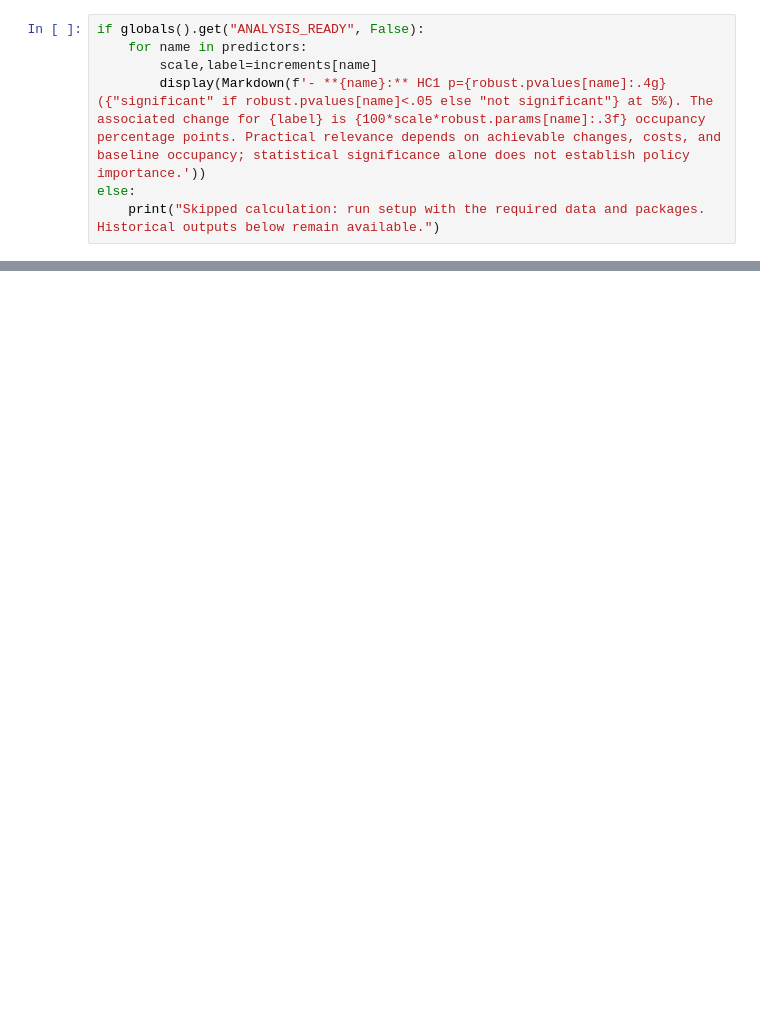
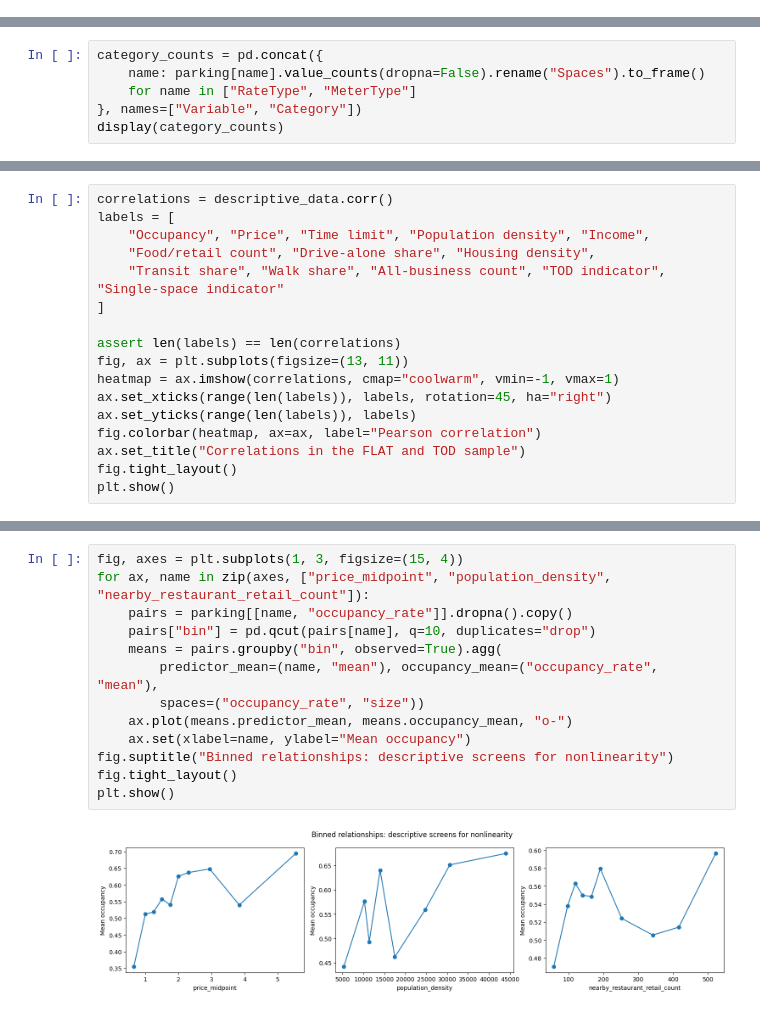
Before and after one commit to finnrcase/Spotless, a Jupyter notebook: notebooks/Spotless_complete.ipynb, the cells around one changed output, grey strips where cells are left out. Saved outputs shown, nothing was run; the diff lists cells and outputs as text; blank space fills up the shorter version.

```diff
--- a/notebooks/Spotless_complete.ipynb
+++ b/notebooks/Spotless_complete.ipynb
@@ -660,7 +0,0 @@ Skipped calculation: run setup with the required data and packages. Historical o
-# %%
-if globals().get("ANALYSIS_READY", False):
-    for name in predictors:
-        scale,label=increments[name]
-        display(Markdown(f'- **{name}:** HC1 p={robust.pvalues[name]:.4g} ({"significant" if robust.pvalues[name]<.05 else "not significant"} at 5%). The associated change for {label} is {100*scale*robust.params[name]:.3f} occupancy percentage points. Practical relevance depends on achievable changes, costs, and baseline occupancy; statistical significance alone does not establish policy importance.'))
-else:
-    print("Skipped calculation: run setup with the required data and packages. Historical outputs below remain available.")
@@ -1369,0 +183,6 @@ Prepare the final results, figures, tables, and interpretation for the project.
+# %%
+category_counts = pd.concat({
+    name: parking[name].value_counts(dropna=False).rename("Spaces").to_frame()
+    for name in ["RateType", "MeterType"]
+}, names=["Variable", "Category"])
+display(category_counts)
@@ -1369,0 +259,17 @@ Prepare the final results, figures, tables, and interpretation for the project.
+# %%
+correlations = descriptive_data.corr()
+labels = [
+    "Occupancy", "Price", "Time limit", "Population density", "Income",
+    "Food/retail count", "Drive-alone share", "Housing density",
+    "Transit share", "Walk share", "All-business count", "TOD indicator", "Single-space indicator"
+]
+
+assert len(labels) == len(correlations)
+fig, ax = plt.subplots(figsize=(13, 11))
+heatmap = ax.imshow(correlations, cmap="coolwarm", vmin=-1, vmax=1)
+ax.set_xticks(range(len(labels)), labels, rotation=45, ha="right")
+ax.set_yticks(range(len(labels)), labels)
+fig.colorbar(heatmap, ax=ax, label="Pearson correlation")
+ax.set_title("Correlations in the FLAT and TOD sample")
+fig.tight_layout()
+plt.show()
@@ -1369,0 +314,15 @@ Prepare the final results, figures, tables, and interpretation for the project.
+# %%
+fig, axes = plt.subplots(1, 3, figsize=(15, 4))
+for ax, name in zip(axes, ["price_midpoint", "population_density", "nearby_restaurant_retail_count"]):
+    pairs = parking[[name, "occupancy_rate"]].dropna().copy()
+    pairs["bin"] = pd.qcut(pairs[name], q=10, duplicates="drop")
+    means = pairs.groupby("bin", observed=True).agg(
+        predictor_mean=(name, "mean"), occupancy_mean=("occupancy_rate", "mean"),
+        spaces=("occupancy_rate", "size"))
+    ax.plot(means.predictor_mean, means.occupancy_mean, "o-")
+    ax.set(xlabel=name, ylabel="Mean occupancy")
+fig.suptitle("Binned relationships: descriptive screens for nonlinearity")
+fig.tight_layout()
+plt.show()
+# %% [output]
+[figure, added]
```
Also changed, not shown: parts of 282 cells of this notebook, 38 other files.
